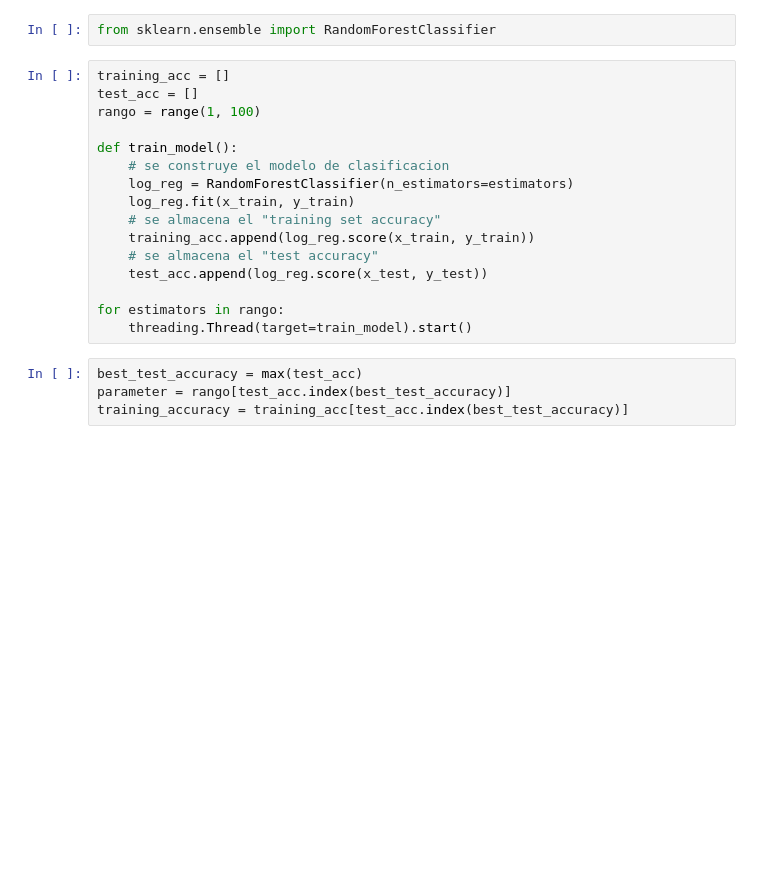
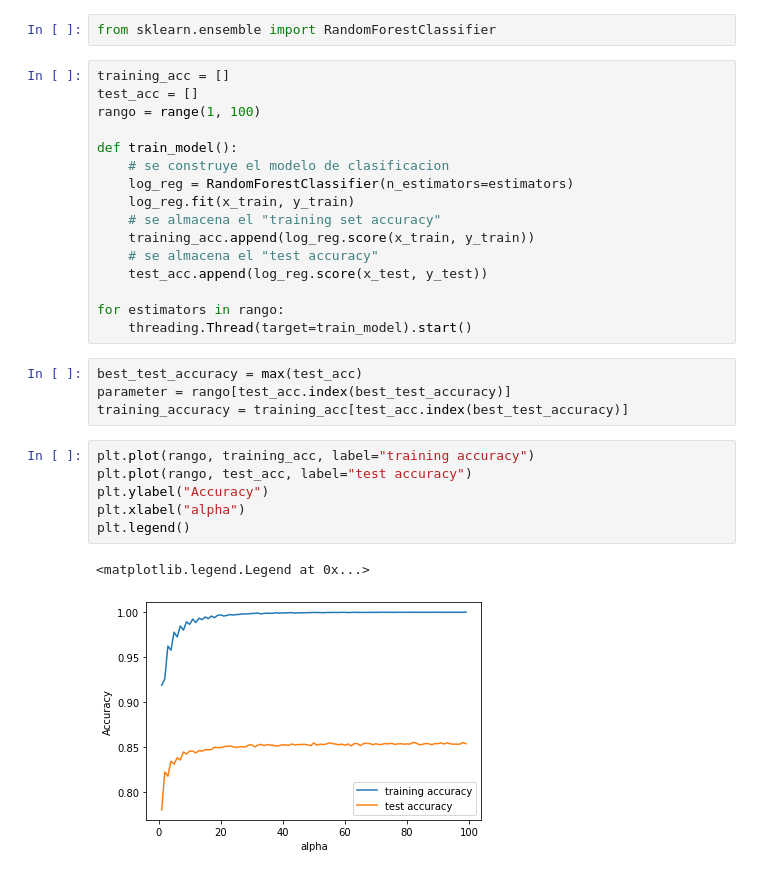
Before and after one commit to Boris94cr/Reconocimiento-de-Patrones, a Jupyter notebook: Inv-Corta-2/Inv-Corta-2.ipynb, the cells around one changed output. Cells and saved outputs as stored; diff of their text form; blank space fills up the shorter version.

```diff
--- a/Inv-Corta-2/Inv-Corta-2.ipynb
+++ b/Inv-Corta-2/Inv-Corta-2.ipynb
@@ -257,3 +269,12 @@ for estimators in rango:
 best_test_accuracy = max(test_acc)
 parameter = rango[test_acc.index(best_test_accuracy)]
 training_accuracy = training_acc[test_acc.index(best_test_accuracy)]
+# %%
+plt.plot(rango, training_acc, label="training accuracy")
+plt.plot(rango, test_acc, label="test accuracy")
+plt.ylabel("Accuracy")
+plt.xlabel("alpha")
+plt.legend()
+# %% [output]
+<matplotlib.legend.Legend at 0x...>
+[figure, added]
```
Also changed, not shown: parts of 22 cells of this notebook.
